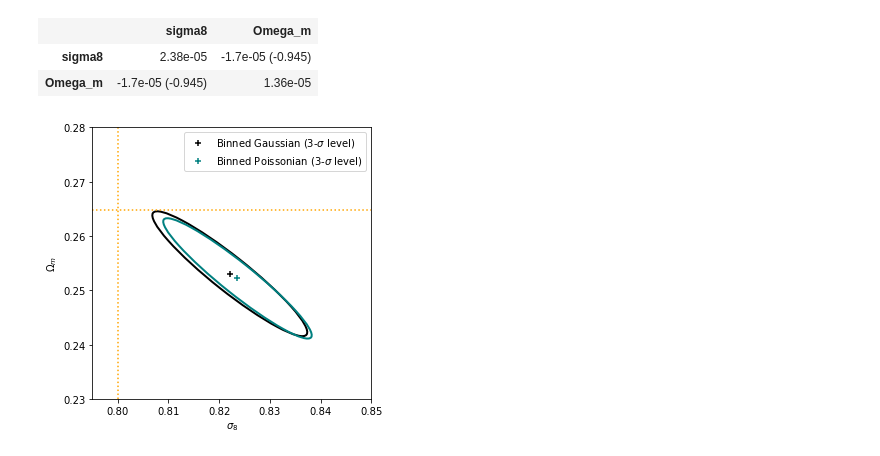
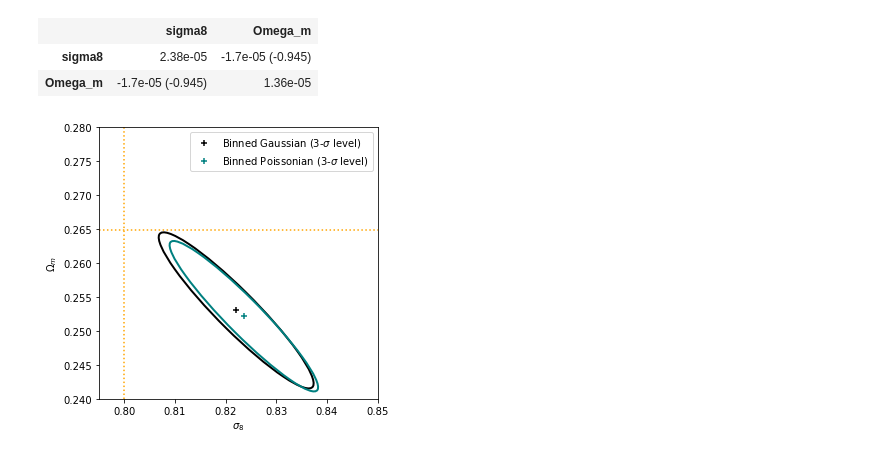
Before and after one commit to LSSTDESC/CLCosmo_Sim, a Jupyter notebook: notebooks/SkySim5000_binned_gaussian.ipynb, the cells around one changed output. Saved outputs shown, nothing was run; the diff lists cells and outputs as text; code cells hidden in the pictures.

```diff
--- a/notebooks/SkySim5000_binned_gaussian.ipynb
+++ b/notebooks/SkySim5000_binned_gaussian.ipynb
@@ -276,17 +272,17 @@ def _make_ellipse(mean, cov, ax, color=None, label = None, ls = '-',):
 # %%
 fig, ax1 = plt.subplots(ncols=1, nrows=1, figsize=(5,5))
 _make_ellipse(m1.values, m1.covariance, ax1, color='black', ls = '-')
 _make_ellipse(m2.values, m2.covariance, ax1, color='teal', ls = '-')
-ax1.set_ylim([0.23,0.28])
+ax1.set_ylim([0.24,0.28])
 ax1.set_xlim([0.795,0.85])
 ax1.axvline(cosmo_ss.sigma8, color='orange', ls=':')
 ax1.axhline(cosmo_ss.Om0, color='orange', ls=':')
 ax1.scatter(m1.values['sigma8'],m1.values['Omega_m'], color='black', marker='+', label='Binned Gaussian (3-$\sigma$ level)')
 ax1.scatter(m2.values['sigma8'],m2.values['Omega_m'], color='teal', marker='+', label='Binned Poissonian (3-$\sigma$ level)')
 ax1.set_xlabel('$\sigma_8$')
 ax1.set_ylabel('$\Omega_m$')
 ax1.legend()
 
 fig.savefig(f'contours_{size}_{mmin:.2e}_{mmax:.2e}_{hp_res}.png')
 # %% [output]
-[figure, old version]
+[figure, new version]
```
Also changed, not shown: parts of 2 cells of this notebook.
